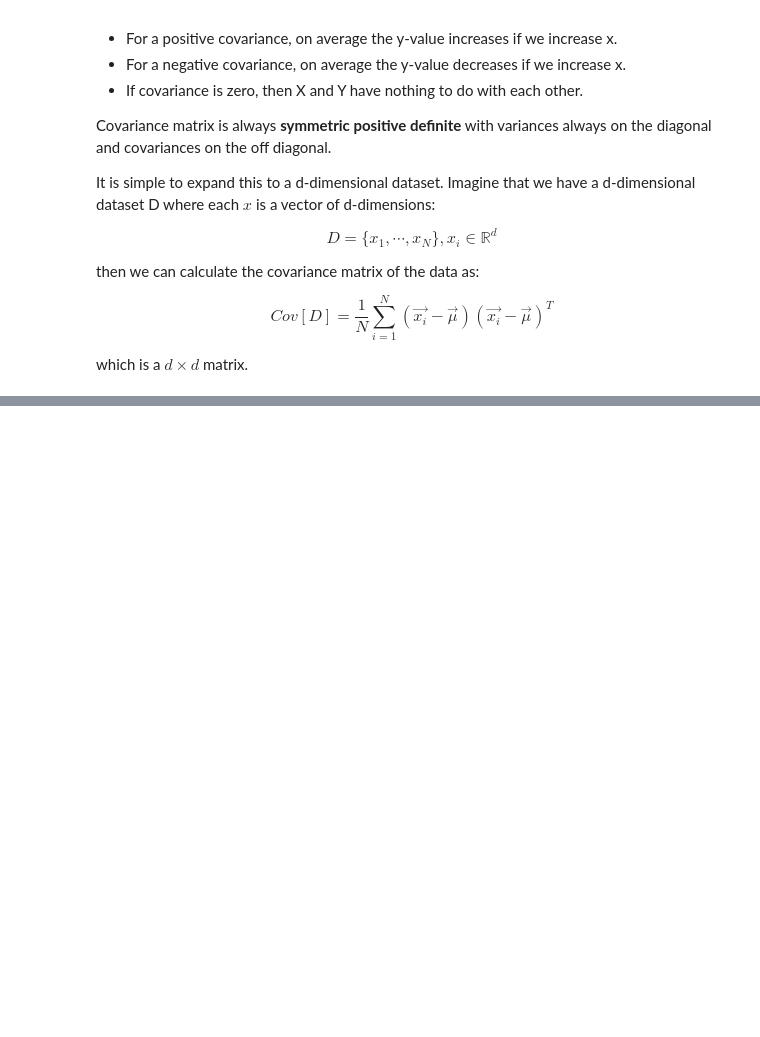
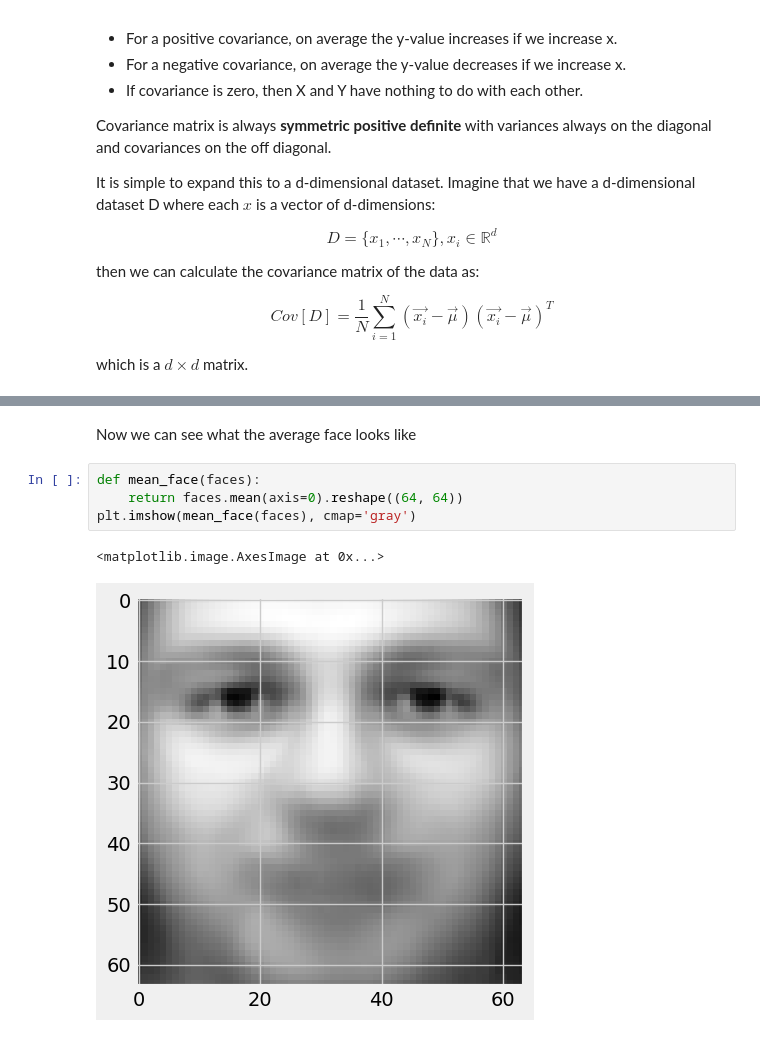
Before and after one commit to DanielWilliamParsons/Data-Science-Notes, a Jupyter notebook: Chapter 5 PCA.ipynb, the cells around one changed output, grey strips where cells are left out. Saved outputs shown, nothing was run; the diff lists cells and outputs as text; blank space fills up the shorter version.

```diff
--- a/Chapter 5 PCA.ipynb
+++ b/Chapter 5 PCA.ipynb
@@ -314,0 +677,9 @@ $$Cov(X) = ACov(D)A^{T}$$
+# %% [markdown]
+Now we can see what the average face looks like
+# %%
+def mean_face(faces):
+    return faces.mean(axis=0).reshape((64, 64))
+plt.imshow(mean_face(faces), cmap='gray')
+# %% [output]
+<matplotlib.image.AxesImage at 0x...>
+[figure, added]
```
Also changed, not shown: parts of 41 cells of this notebook.
